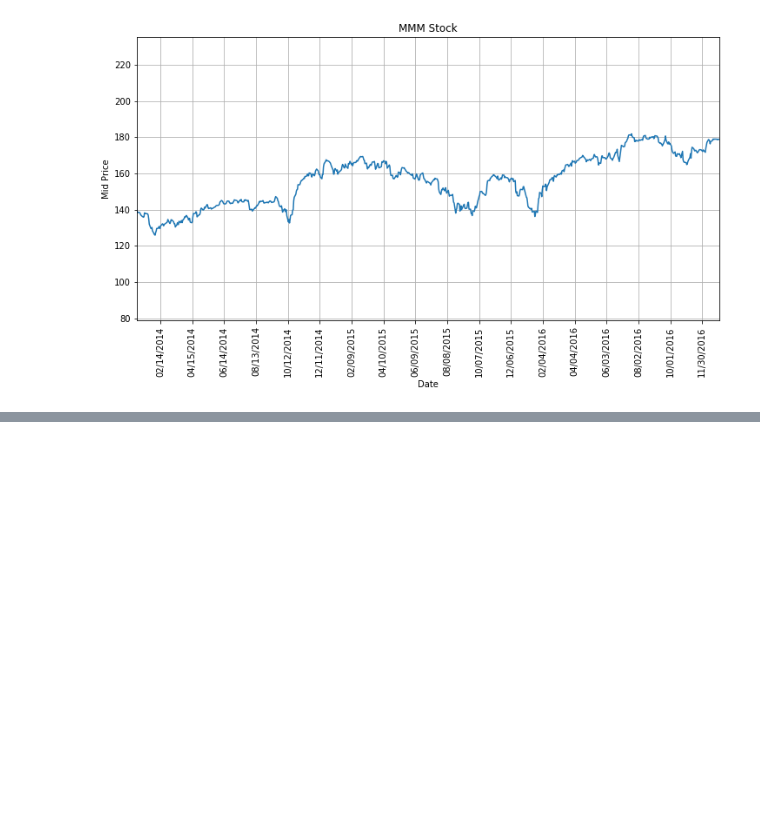
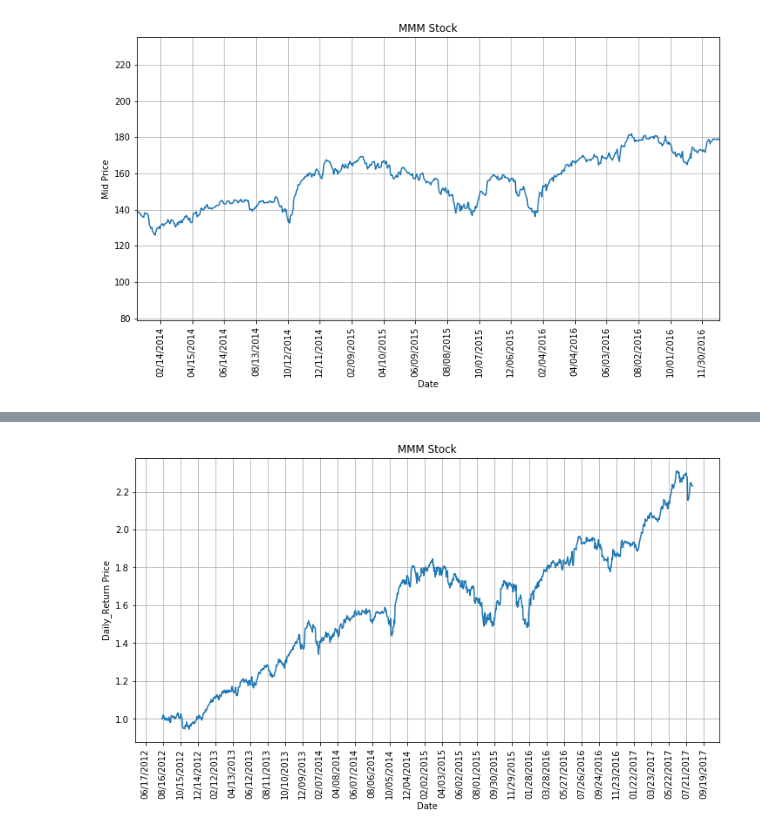
Before and after one commit to angelomenezes/Data_Science_for_Finance, a Jupyter notebook: exploring_s&p500_stocks.ipynb, the cells around one changed output, grey strips where cells are left out. Cells and saved outputs as stored; diff of their text form; code cells hidden in the pictures; blank space fills up the shorter version.

```diff
--- a/exploring_s&p500_stocks.ipynb
+++ b/exploring_s&p500_stocks.ipynb
@@ -133,0 +177,9 @@ simple_plot_by_date(dataset_1yr, 'MMM', 'Mid', '2014-01-01', '2017-01-01')
+# %%
+# Checking cumulative daily returns of 3M stocks
+
+cum_day_return = (1 + MMM_stocks['PC_change']).cumprod()
+MMM_stocks['Daily_Return'] = pd.DataFrame(cum_day_return)
+# %%
+simple_plot(MMM_stocks, 'MMM', 'Daily_Return')
+# %% [output]
+[figure, added]
```
Also changed, not shown: parts of 16 cells of this notebook.
